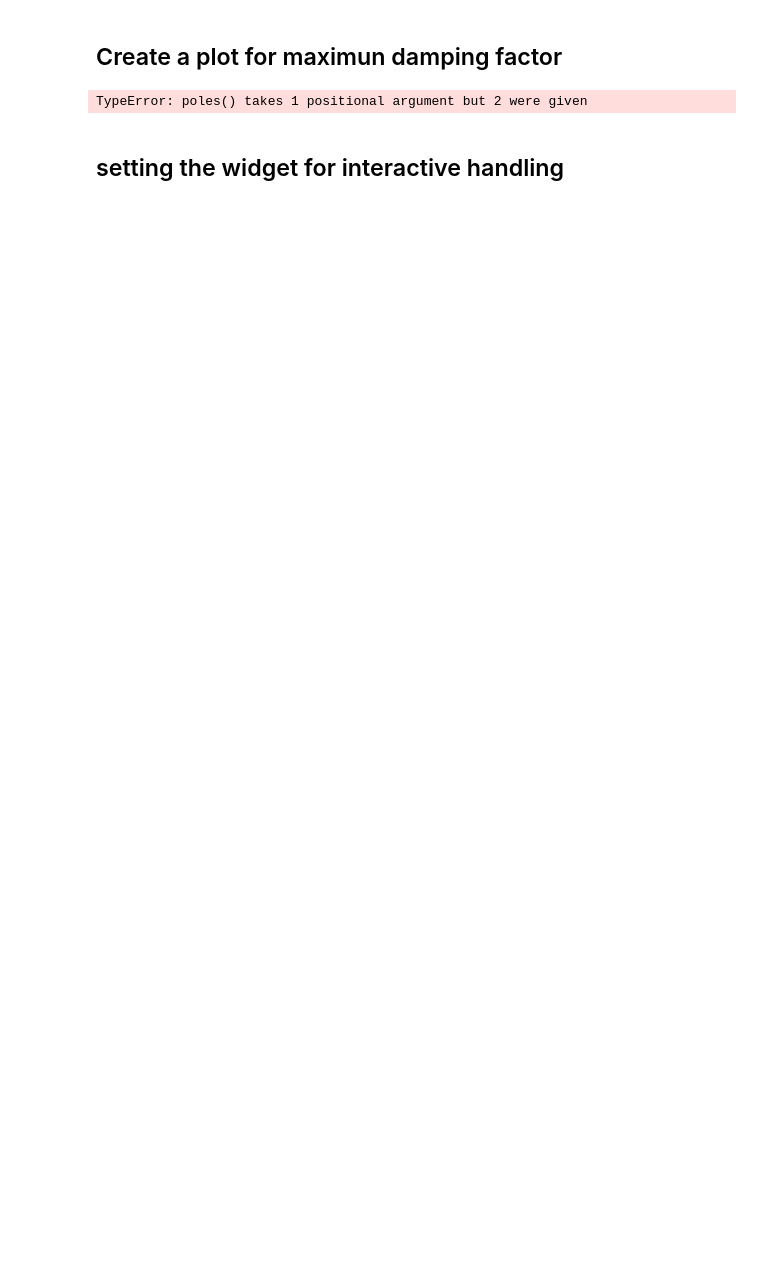
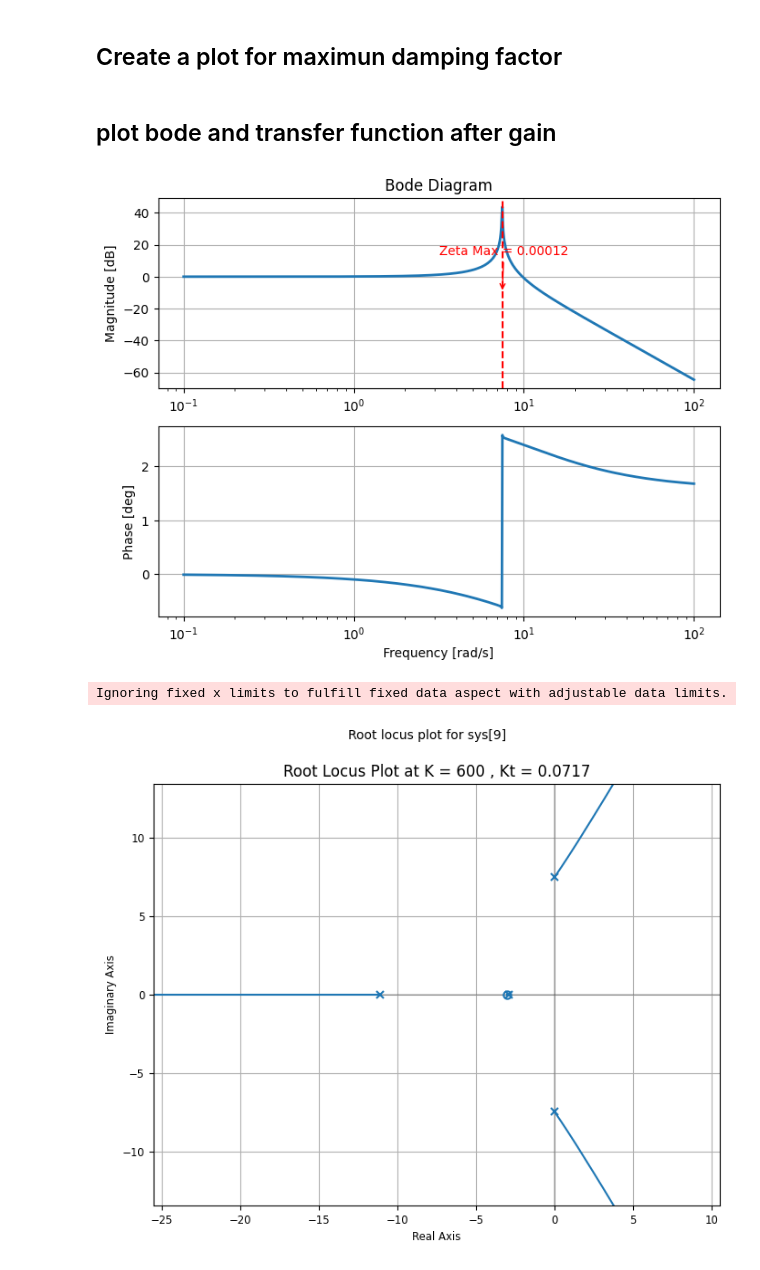
Before and after one commit to yuptube/control_theory_assignment, a Jupyter notebook: rtool.ipynb, the cells around one changed output. Saved outputs shown, nothing was run; the diff lists cells and outputs as text; code cells hidden in the pictures; blank space fills up the shorter version.

```diff
--- a/rtool.ipynb
+++ b/rtool.ipynb
@@ -32,0 +14,7 @@ system = PlotRootLocus(G, K, Kt )
+# %%
+K = 600 # K<143
+kt = 0.0717
+kt_max = 0.305386
+G=ctrl.TransferFunction([1,3], [1,4, 5])
+D=ctrl.TransferFunction([K], [1, 10])
+I=ctrl.TransferFunction([1], [1, 0])
@@ -33,2 +23,5 @@ system = PlotRootLocus(G, K, Kt )
+# %%
+# for the 1 loop system , remove the Kt term
+system = PlotRootLocus(G=G, D=D, I=I, K=K, Kt=kt)
 # %% [markdown]
 ## Plotting graph for root locus and step response
@@ -47,10 +36,6 @@ Ignoring fixed x limits to fulfill fixed data aspect with adjustable data limits
 ## Create a plot for maximun damping factor
 # %%
 # Compute and display max damping factor
-zeta_max = system.compute_damping_factor()
-print(f"Maximum Damping Factor: {zeta_max} at K_T = {Kt}")
-system.plot_bode()
+
+max_zeta , K_T , omega_n =system.compute_max_damping_factor()
+print(f"max zeta is {max_zeta} , K_T is {K_T} , omega_n is {omega_n}"   )
-# %% [output]
-TypeError: poles() takes 1 positional argument but 2 were given
-# %% [markdown]
-## setting the widget for interactive handling
@@ -60,0 +42,9 @@ K_slider = widgets.FloatSlider(value=1, min=0.1, max=20, step=0.5, description="
+# %% [markdown]
+## plot bode and transfer function after gain
+# %%
+system.vis_max_zeta_plot_bode()
+system.plot_transfer_function_after_feedback()
+# %% [output]
+[figure, added]
+Ignoring fixed x limits to fulfill fixed data aspect with adjustable data limits.
+[figure, added]
```
Also changed, not shown: parts of 9 cells of this notebook.
